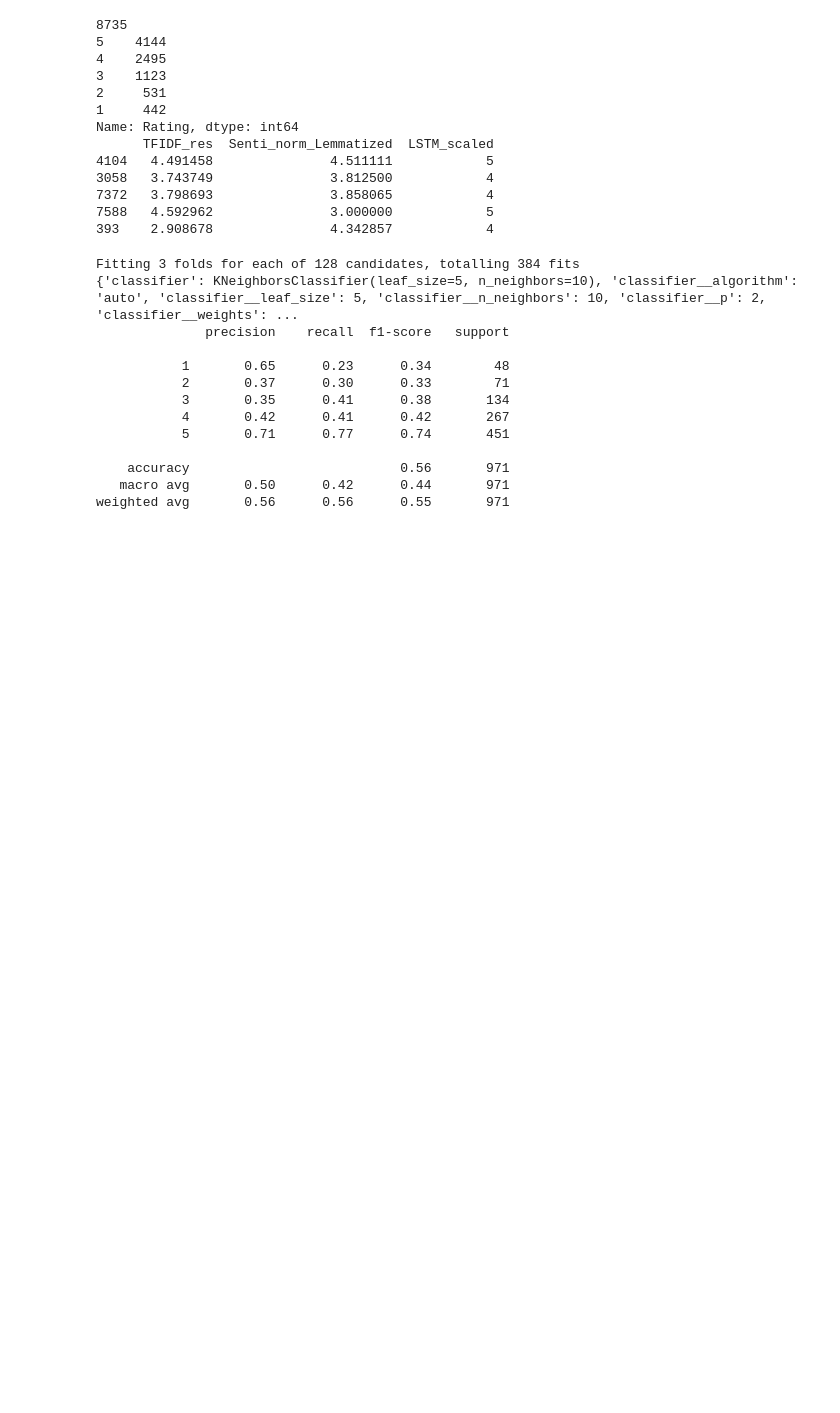
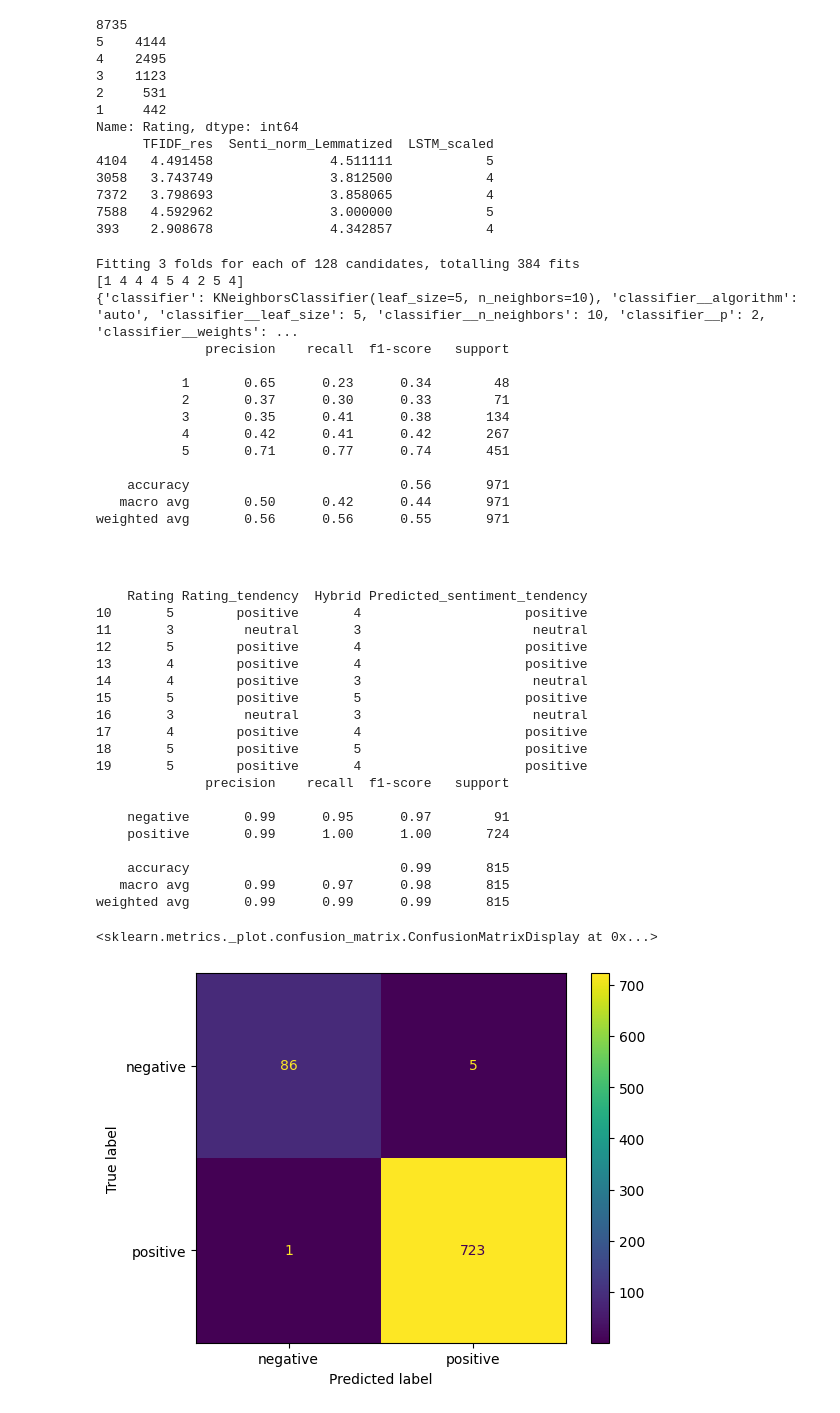
Before and after one commit to anagarlau/yelp-rating-predictor, a Jupyter notebook: 3_modelling/Hybrid_Yelp_Predictor.ipynb, the cells around one changed output. Saved outputs shown, nothing was run; the diff lists cells and outputs as text; code cells hidden in the pictures; blank space fills up the shorter version.

```diff
--- a/3_modelling/Hybrid_Yelp_Predictor.ipynb
+++ b/3_modelling/Hybrid_Yelp_Predictor.ipynb
@@ -773,10 +791,13 @@ clf = GridSearchCV(pipe_kn, param_grid = param_grid, cv = 3, verbose=True, n_job
 # %%
 hyper_clf = clf.fit(X_train_tune,y_train_tune)
 best_tuned_pred = hyper_clf.predict(X_test)
+
+print(best_tuned_pred[1:10])
 print(hyper_clf.best_params_)
 print(classification_report(y_test,best_tuned_pred)) #for test data initially precision 0.420374,recall 0.427694, f1 0.455044
 # %% [output]
 Fitting 3 folds for each of 128 candidates, totalling 384 fits
+[1 4 4 4 5 4 2 5 4]
 {'classifier': KNeighborsClassifier(leaf_size=5, n_neighbors=10), 'classifier__algorithm': 'auto', 'classifier__leaf_size': 5, 'classifier__n_neighbors': 10, 'classifier__p': 2, 'classifier__weights': ...
               precision    recall  f1-score   support
 
@@ -789,3 +810,54 @@ Fitting 3 folds for each of 128 candidates, totalling 384 fits
     accuracy                           0.56       971
    macro avg       0.50      0.42      0.44       971
 weighted avg       0.56      0.56      0.55       971
+# %% [markdown]
+###
+# %%
+hybrid_x = yelp[['TFIDF_res','Senti_norm_Lemmatized','LSTM_scaled']] #predict for all using untuned best model
+#yelp['Hybrid'] = hybrid[0].predict(hybrid_x)
+yelp['Hybrid'] = hyper_clf.predict(hybrid_x)
+def get_tendency(score):
+    tendency = 'negative' if score <3 else 'positive' if score >3 else 'neutral'
+    return tendency
+
+yelp['Predicted_sentiment_tendency'] = yelp['Hybrid'].apply(lambda x: get_tendency(x))
+yelp['Rating_tendency'] = yelp['Rating'].apply(lambda x: get_tendency(x))
+
+print(yelp[['Rating',  'Rating_tendency', 'Hybrid', 'Predicted_sentiment_tendency']][10:20])
+
+yelp_without3 = yelp.loc[(yelp['Rating']!=3) & (yelp['Hybrid'] != 3) ] #3 goes, no clear sentiment
+
+pred_tend_without3 = yelp_without3['Predicted_sentiment_tendency']
+rating_tend_without3 = yelp_without3['Rating_tendency']
+
+# Evaluate on the Test Data only: Need to re-perform train test split steps
+# Get 20% of total data as non-training data
+pred_train, pred_rest, rating_train, rating_rest = train_test_split(pred_tend_without3, rating_tend_without3, test_size = 0.2, random_state=seed)
+
+# Partition those 20% half into validation data and half into test data, resulting in 10% of total data for each
+pred_dev, pred_test, rating_dev, rating_test = train_test_split(pred_rest, rating_rest, test_size = 0.5, random_state=seed)
+
+print(classification_report(y_true = rating_test, y_pred = pred_test))
+ConfusionMatrixDisplay.from_predictions(y_true = rating_test, y_pred = pred_test)
+# %% [output]
+    Rating Rating_tendency  Hybrid Predicted_sentiment_tendency
+10       5        positive       4                     positive
+11       3         neutral       3                      neutral
+12       5        positive       4                     positive
+13       4        positive       4                     positive
+14       4        positive       3                      neutral
+15       5        positive       5                     positive
+16       3         neutral       3                      neutral
+17       4        positive       4                     positive
+18       5        positive       5                     positive
+19       5        positive       4                     positive
+              precision    recall  f1-score   support
+
+    negative       0.99      0.95      0.97        91
+    positive       0.99      1.00      1.00       724
+
+    accuracy                           0.99       815
+   macro avg       0.99      0.97      0.98       815
+weighted avg       0.99      0.99      0.99       815
+<sklearn.metrics._plot.confusion_matrix.ConfusionMatrixDisplay at 0x...>
+[figure, added]
```
Also changed, not shown: parts of 7 cells of this notebook, 3 other files.
